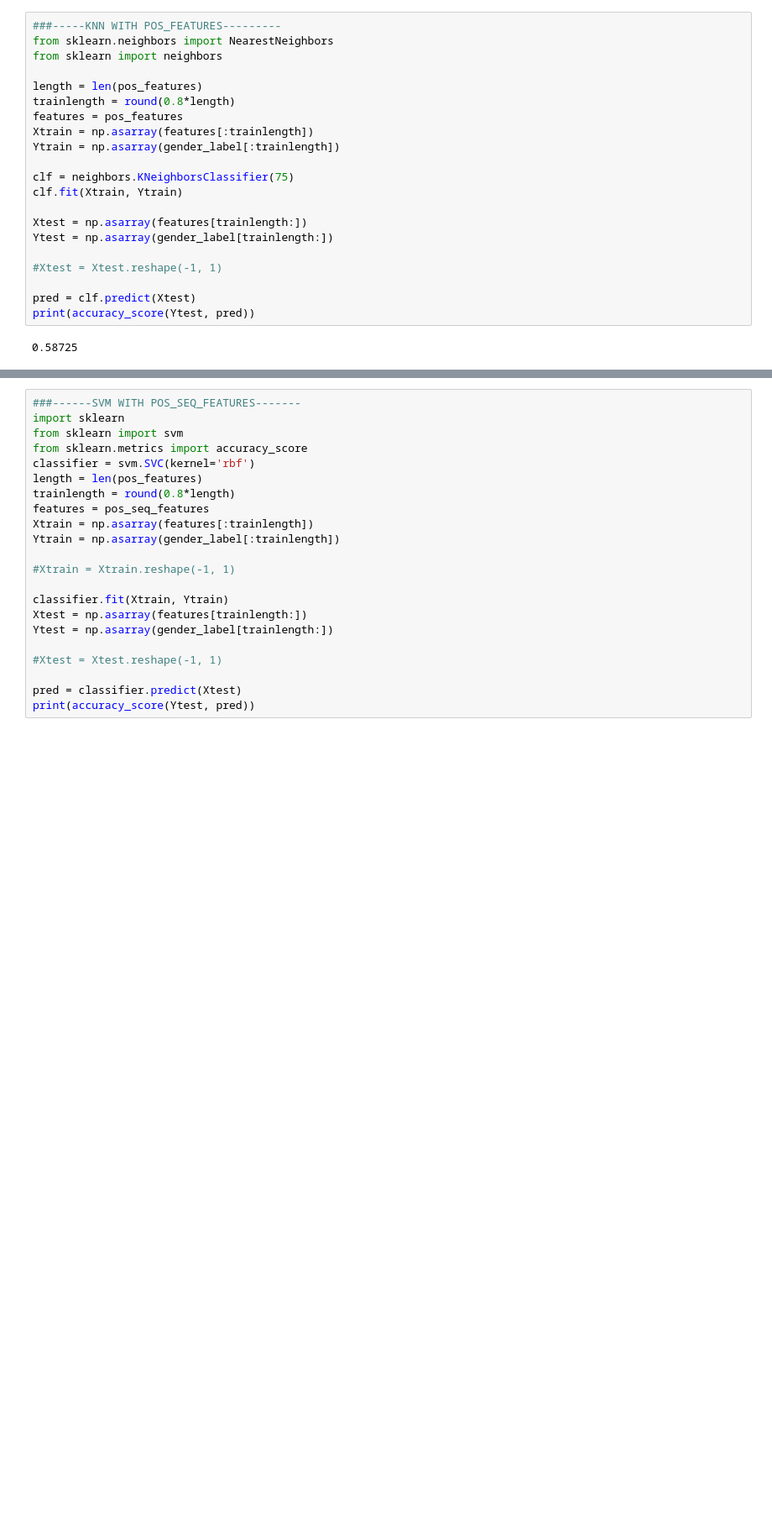
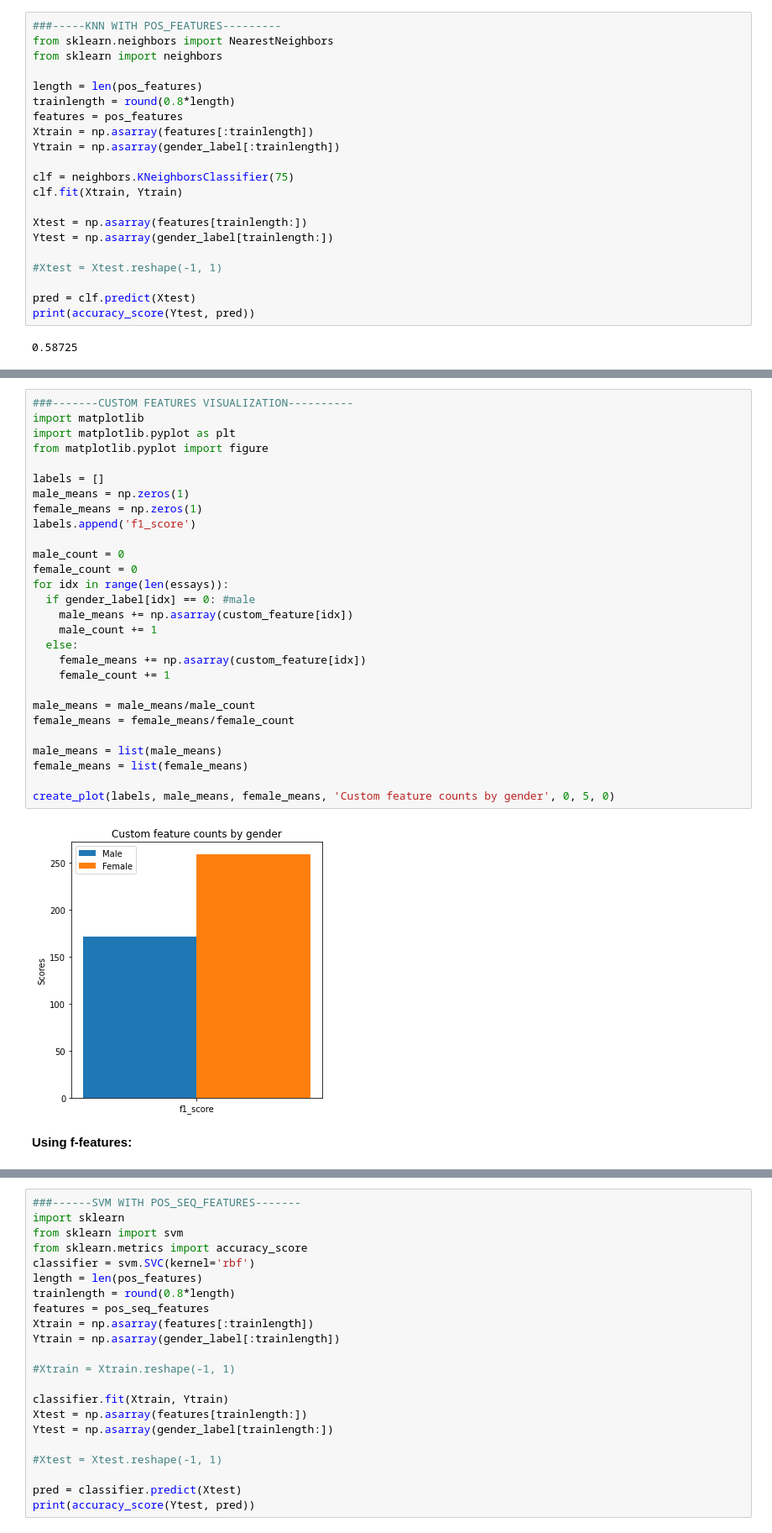
Before and after one commit to kadanes/NLP-Project-AES, a Jupyter notebook: author_profiling.ipynb, the cells around one changed output, grey strips where cells are left out. Shown: that part at 84% size. Saved outputs shown, nothing was run; the diff lists cells and outputs as text; blank space fills up the shorter version.

```diff
--- a/author_profiling.ipynb
+++ b/author_profiling.ipynb
@@ -451,0 +426,32 @@ print(accuracy_score(Ytest, pred))
+# %%
+###-------CUSTOM FEATURES VISUALIZATION----------
+import matplotlib
+import matplotlib.pyplot as plt
+from matplotlib.pyplot import figure
+
+labels = []
+male_means = np.zeros(1)
+female_means = np.zeros(1)
+labels.append('f1_score')
+
+male_count = 0
+female_count = 0
+for idx in range(len(essays)):
+  if gender_label[idx] == 0: #male
+    male_means += np.asarray(custom_feature[idx])
+    male_count += 1
+  else:
+    female_means += np.asarray(custom_feature[idx])
+    female_count += 1
+
+male_means = male_means/male_count
+female_means = female_means/female_count
+
+male_means = list(male_means)
+female_means = list(female_means)
+
+create_plot(labels, male_means, female_means, 'Custom feature counts by gender', 0, 5, 0)
+# %% [output]
+[figure, added]
+# %% [markdown]
+**Using f-features:**
```
Also changed, not shown: parts of 58 cells of this notebook.
